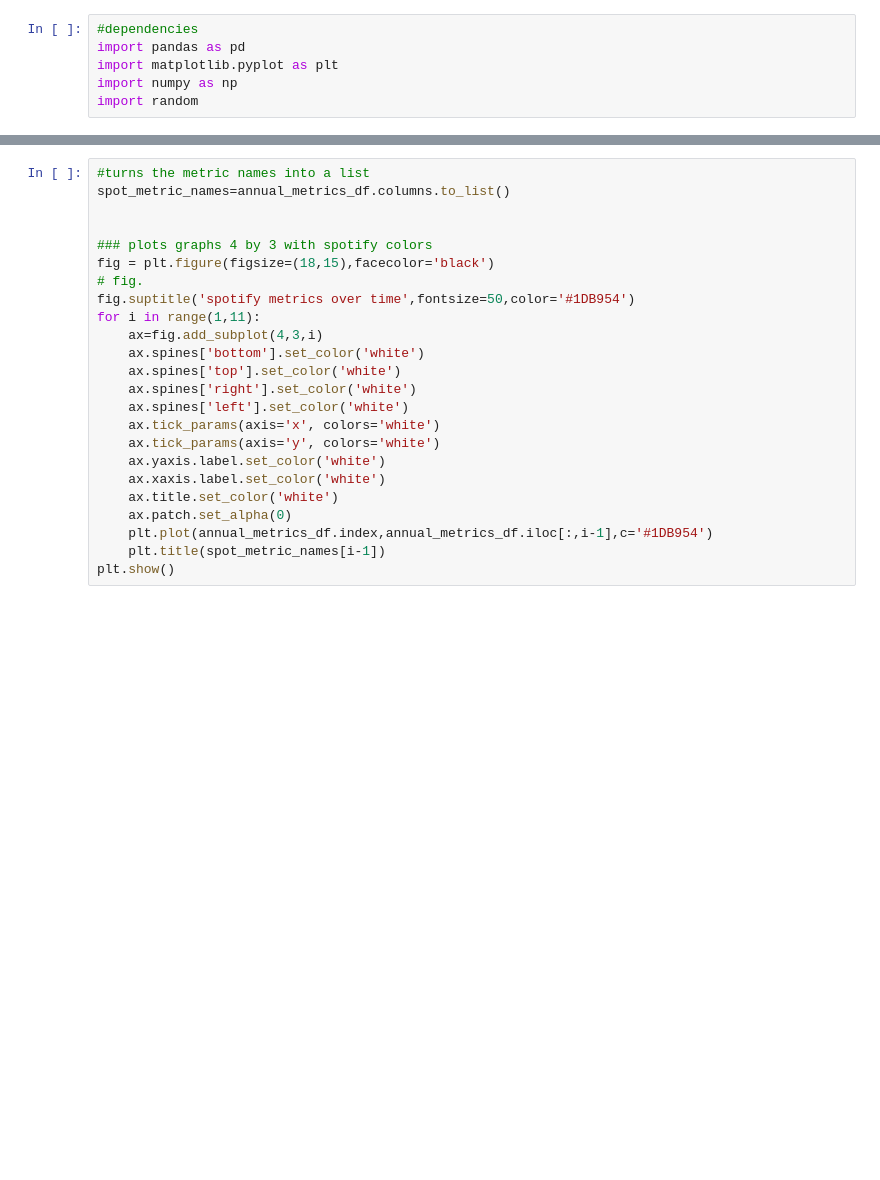
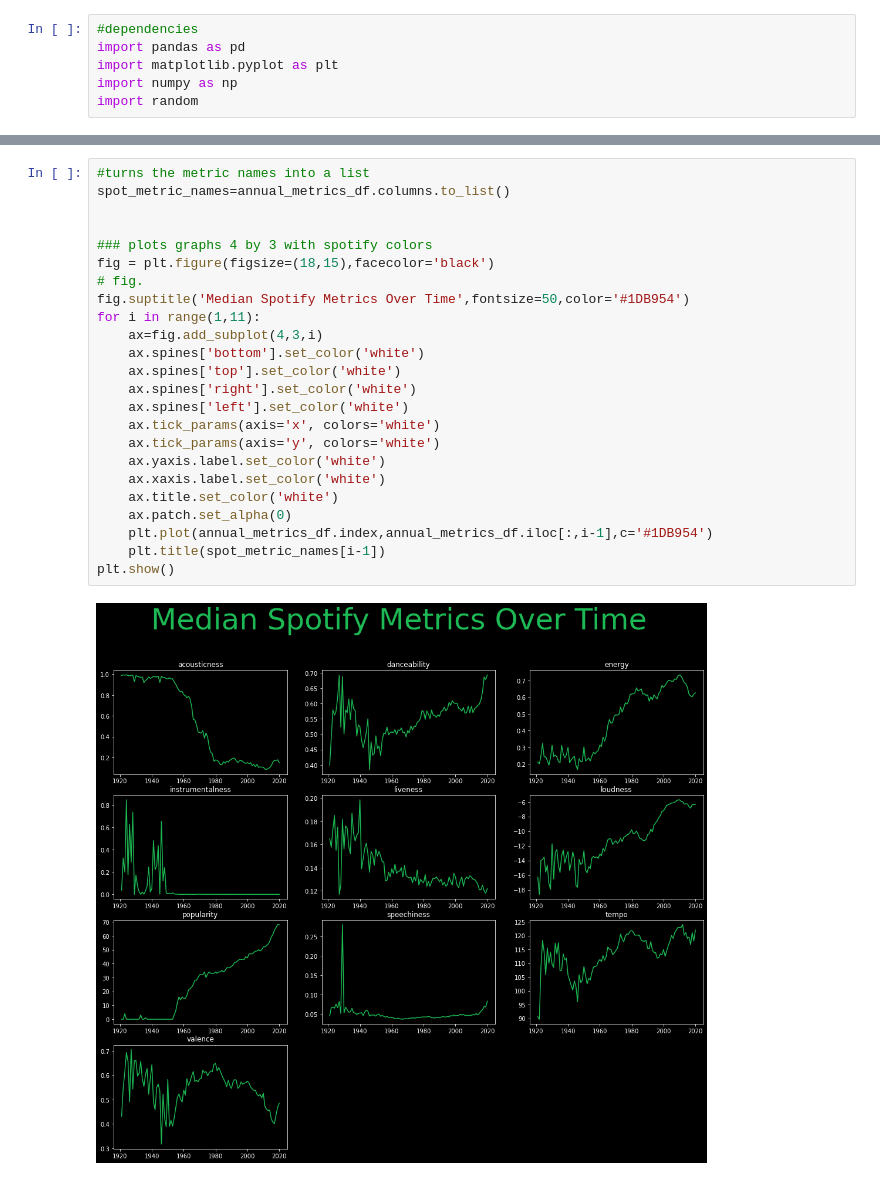
Before and after one commit to JoeKell/SpotifySongAnalysisProject, a Jupyter notebook: metrics_over_time.ipynb, the cells around one changed output, grey strips where cells are left out. Cells and saved outputs as stored; diff of their text form; blank space fills up the shorter version.

```diff
--- a/metrics_over_time.ipynb
+++ b/metrics_over_time.ipynb
@@ -54,24 +73,26 @@ annual_metrics_df.head()
 # %%
 #turns the metric names into a list
 spot_metric_names=annual_metrics_df.columns.to_list()
 
 
 ### plots graphs 4 by 3 with spotify colors
 fig = plt.figure(figsize=(18,15),facecolor='black')
 # fig.
-fig.suptitle('spotify metrics over time',fontsize=50,color='#1DB954')
+fig.suptitle('Median Spotify Metrics Over Time',fontsize=50,color='#1DB954')
 for i in range(1,11):
     ax=fig.add_subplot(4,3,i)
     ax.spines['bottom'].set_color('white')
     ax.spines['top'].set_color('white')
     ax.spines['right'].set_color('white')
     ax.spines['left'].set_color('white')
     ax.tick_params(axis='x', colors='white')
     ax.tick_params(axis='y', colors='white')
     ax.yaxis.label.set_color('white')
     ax.xaxis.label.set_color('white')
     ax.title.set_color('white')
     ax.patch.set_alpha(0)
     plt.plot(annual_metrics_df.index,annual_metrics_df.iloc[:,i-1],c='#1DB954')
     plt.title(spot_metric_names[i-1])
 plt.show()
+# %% [output]
+[figure, added]
```
Also changed, not shown: parts of 3 cells of this notebook, 1 other file.
